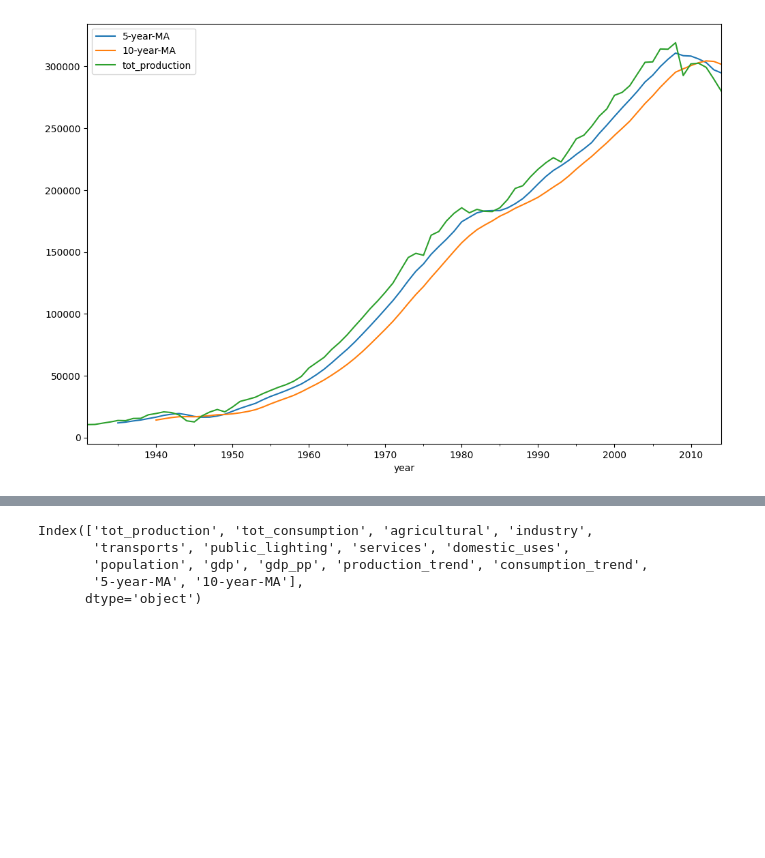
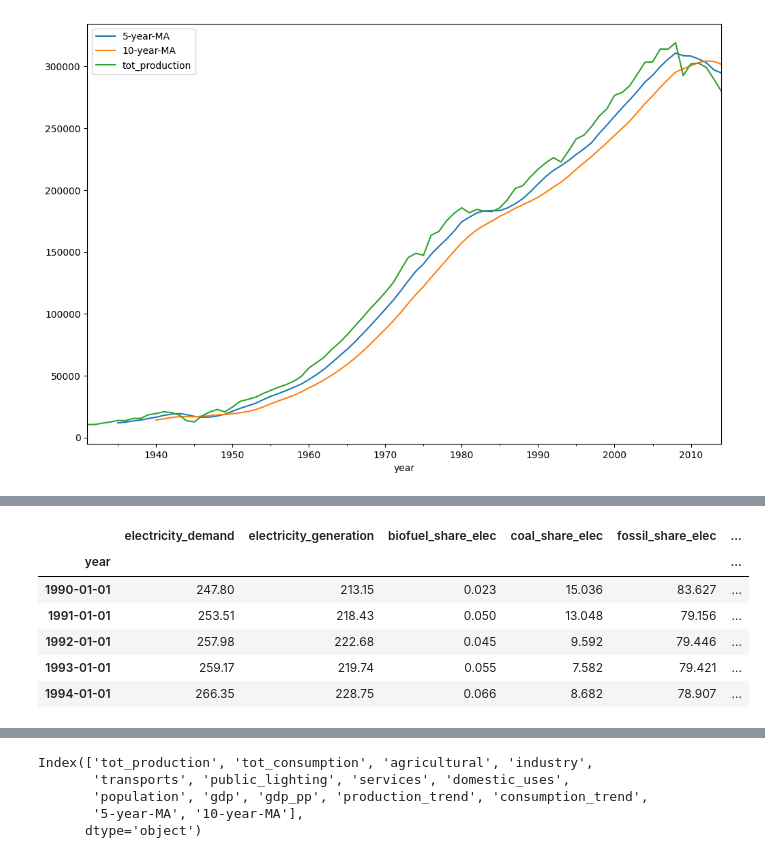
Before and after one commit to depa-tto/Multivariate-Time-Series-project, a Jupyter notebook: time_series_project.ipynb, the cells around one changed output, grey strips where cells are left out. Saved outputs shown, nothing was run; the diff lists cells and outputs as text; code cells hidden in the pictures; blank space fills up the shorter version.

```diff
--- a/time_series_project.ipynb
+++ b/time_series_project.ipynb
@@ -191,2 +39,2 @@ data_owid_share_energy.drop(['primary_energy_consumption'],axis=1).plot(figsize=
 # %%
-data_owid = data_owid.loc[(data_owid['year'] > 1930) & (data_owid['year'] < 2015) & (data_owid['country'] == 'Italy')]
+historical_data = data_owid.loc[(data_owid['year'] > 1930) & (data_owid['year'] < 2015) & (data_owid['country'] == 'Italy')]
@@ -364,0 +257,10 @@ data[['5-year-MA','10-year-MA','tot_production']].plot(figsize=(12,8))
+# %%
+data_owid_share_elec.head() # share of electricity generated by xxx measured as a percentage of total electricity
+# %% [output]
+|  | electricity_demand | electricity_generation | biofuel_share_elec | coal_share_elec | fossil_share_elec | ... |
+| year |  |  |  |  |  | ... |
+| 1990-01-01 | 247.80 | 213.15 | 0.023 | 15.036 | 83.627 | ... |
+| 1991-01-01 | 253.51 | 218.43 | 0.050 | 13.048 | 79.156 | ... |
+| 1992-01-01 | 257.98 | 222.68 | 0.045 | 9.592 | 79.446 | ... |
+| 1993-01-01 | 259.17 | 219.74 | 0.055 | 7.582 | 79.421 | ... |
+| 1994-01-01 | 266.35 | 228.75 | 0.066 | 8.682 | 78.907 | ... |
```
Also changed, not shown: parts of 39 cells of this notebook.
